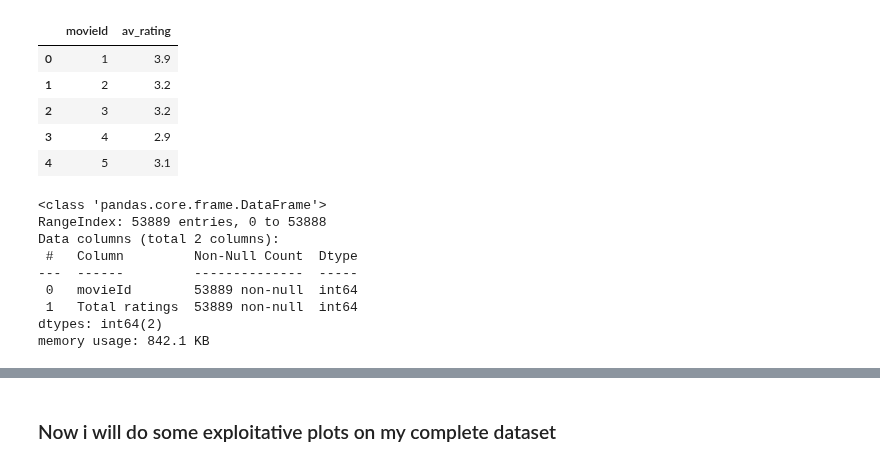
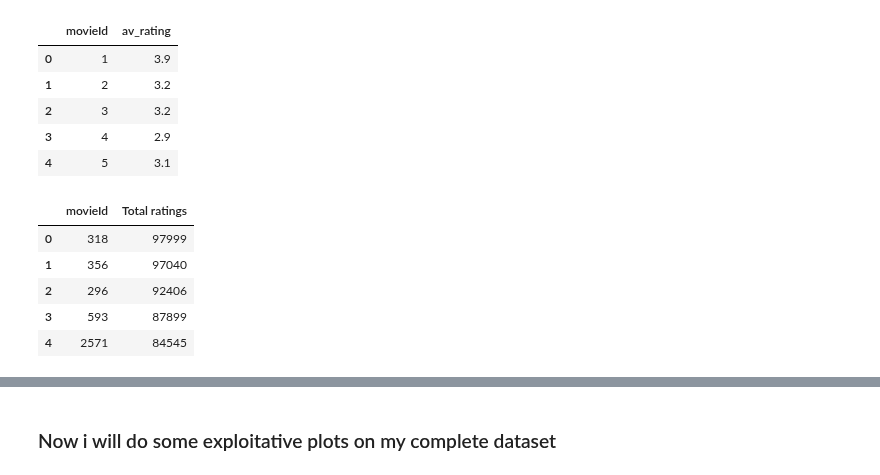
Before and after one commit to SCGlass/Machine-learning, a Jupyter notebook: Labb/Q1-movie-lens-big.ipynb, the cells around one changed output, grey strips where cells are left out. Drawn from its saved outputs; the diff is of its cells as text; code cells hidden in the pictures.

```diff
--- a/Labb/Q1-movie-lens-big.ipynb
+++ b/Labb/Q1-movie-lens-big.ipynb
@@ -123,15 +117,13 @@ average_rating.head()
 | 3 | 4 | 2.9 |
 | 4 | 5 | 3.1 |
 # %%
+# adding a total ratings column
 amount_ratings = df_ratings_clean[["movieId", "rating"]].value_counts(subset=["movieId"]).to_frame(name="Total ratings").reset_index()
-amount_ratings.info()
+amount_ratings.head()
 # %% [output]
-<class 'pandas.core.frame.DataFrame'>
-RangeIndex: 53889 entries, 0 to 53888
-Data columns (total 2 columns):
- #   Column         Non-Null Count  Dtype
----  ------         --------------  -----
- 0   movieId        53889 non-null  int64
- 1   Total ratings  53889 non-null  int64
-dtypes: int64(2)
-memory usage: 842.1 KB
+|  | movieId | Total ratings |
+| 0 | 318 | 97999 |
+| 1 | 356 | 97040 |
+| 2 | 296 | 92406 |
+| 3 | 593 | 87899 |
+| 4 | 2571 | 84545 |
```
Also changed, not shown: parts of 44 cells of this notebook, 1 other file.
